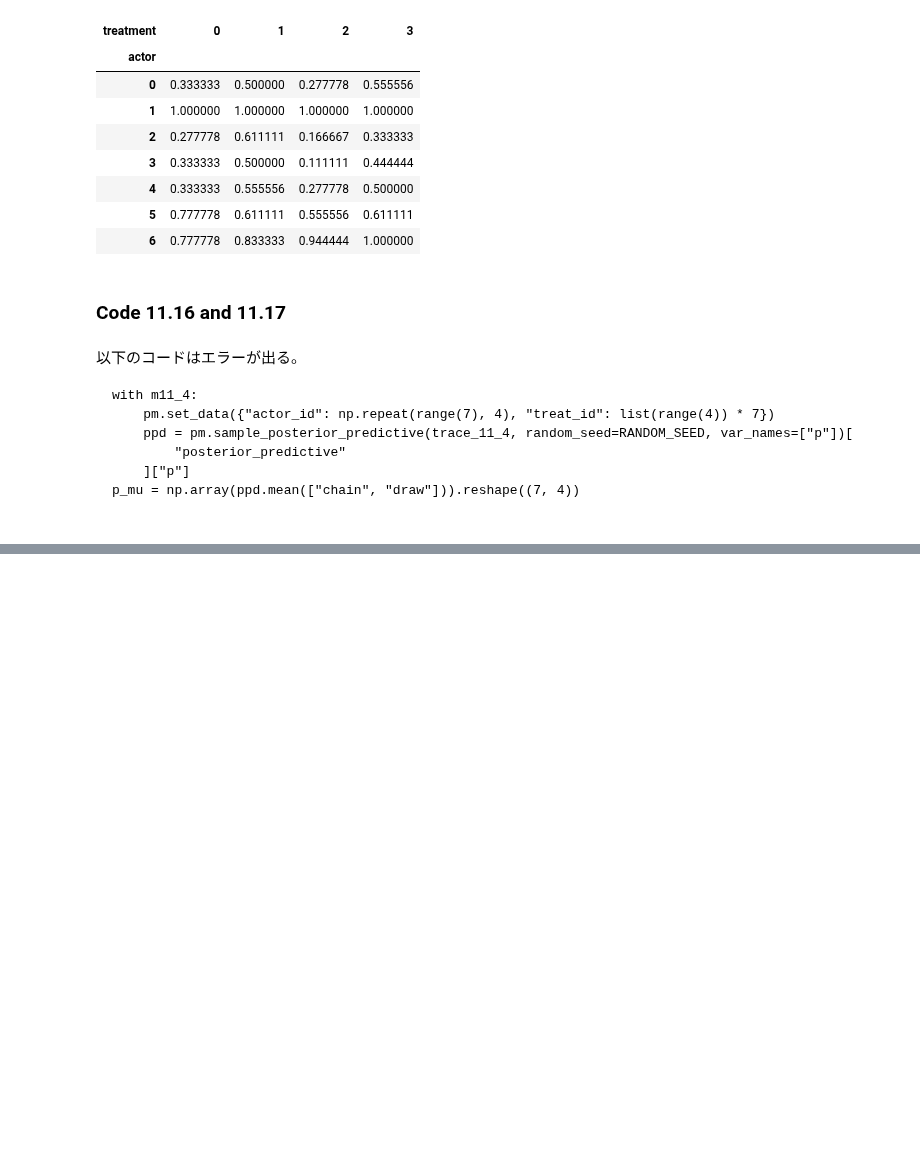
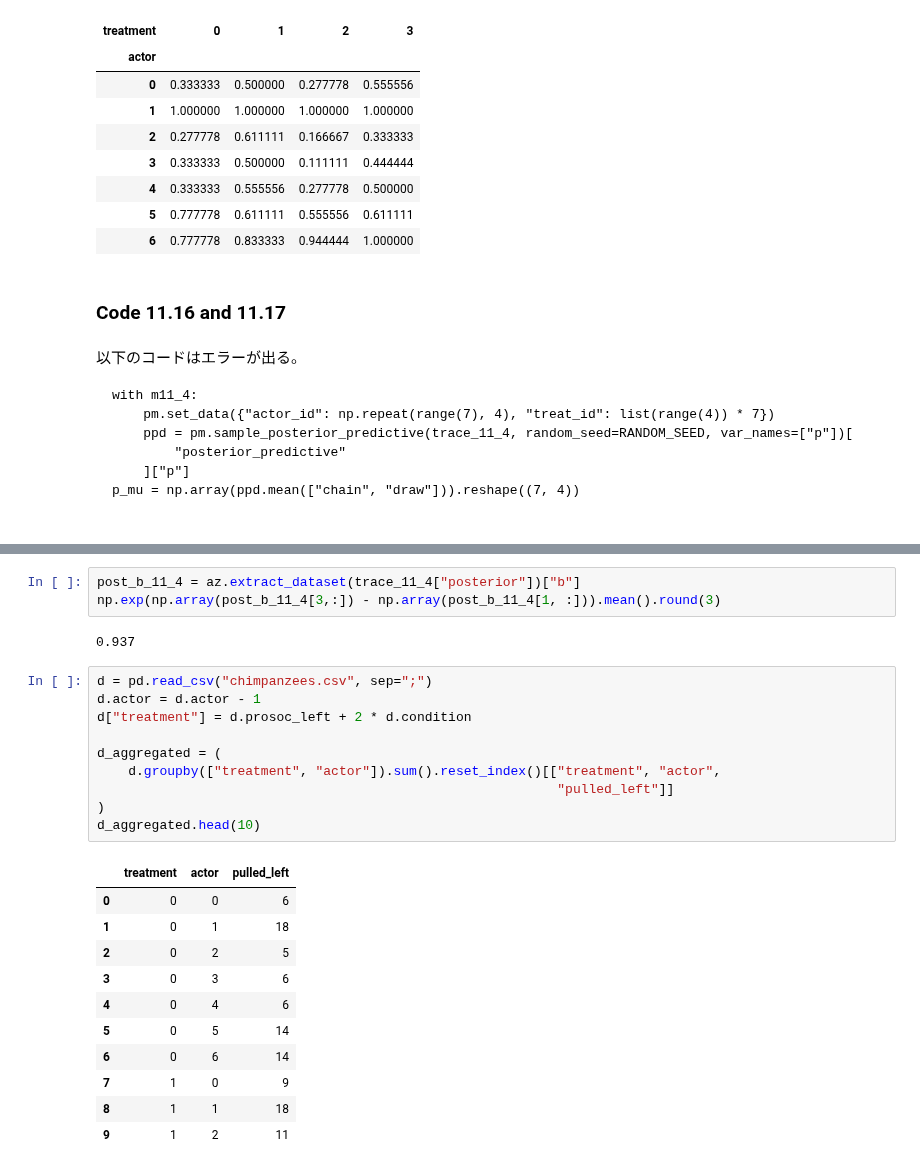
Before and after one commit to styuk/Bayes-Python, a Jupyter notebook: chapter11/chapter11.ipynb, the cells around one changed output, grey strips where cells are left out. Cells and saved outputs as stored; diff of their text form; blank space fills up the shorter version.

```diff
--- a/chapter11/chapter11.ipynb
+++ b/chapter11/chapter11.ipynb
@@ -309,0 +462,27 @@ ValueError: Variable name actor_id already exists.
+# %%
+post_b_11_4 = az.extract_dataset(trace_11_4["posterior"])["b"]
+np.exp(np.array(post_b_11_4[3,:]) - np.array(post_b_11_4[1, :])).mean().round(3)
+# %% [output]
+0.937
+# %%
+d = pd.read_csv("chimpanzees.csv", sep=";")
+d.actor = d.actor - 1
+d["treatment"] = d.prosoc_left + 2 * d.condition
+
+d_aggregated = (
+    d.groupby(["treatment", "actor"]).sum().reset_index()[["treatment", "actor",
+                                                           "pulled_left"]]
+)
+d_aggregated.head(10)
+# %% [output]
+|  | treatment | actor | pulled_left |
+| 0 | 0 | 0 | 6 |
+| 1 | 0 | 1 | 18 |
+| 2 | 0 | 2 | 5 |
+| 3 | 0 | 3 | 6 |
+| 4 | 0 | 4 | 6 |
+| 5 | 0 | 5 | 14 |
+| 6 | 0 | 6 | 14 |
+| 7 | 1 | 0 | 9 |
+| 8 | 1 | 1 | 18 |
+| 9 | 1 | 2 | 11 |
```
Also changed, not shown: parts of 16 cells of this notebook.
